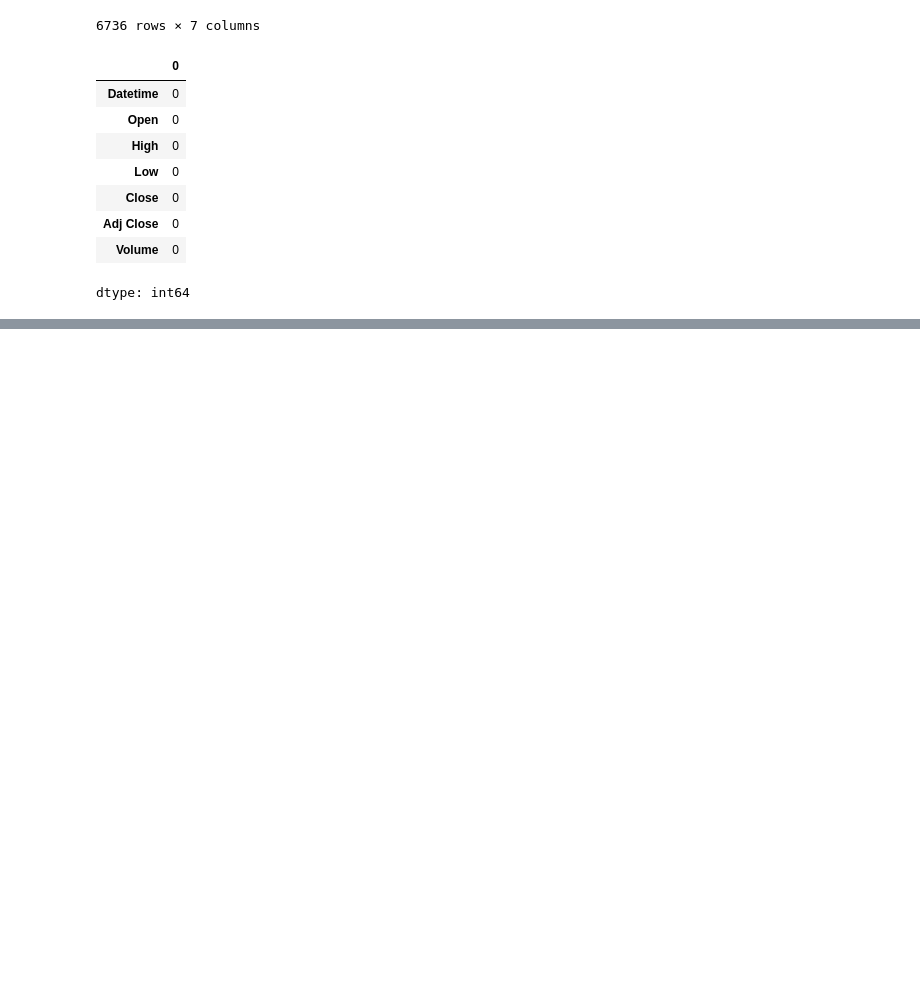
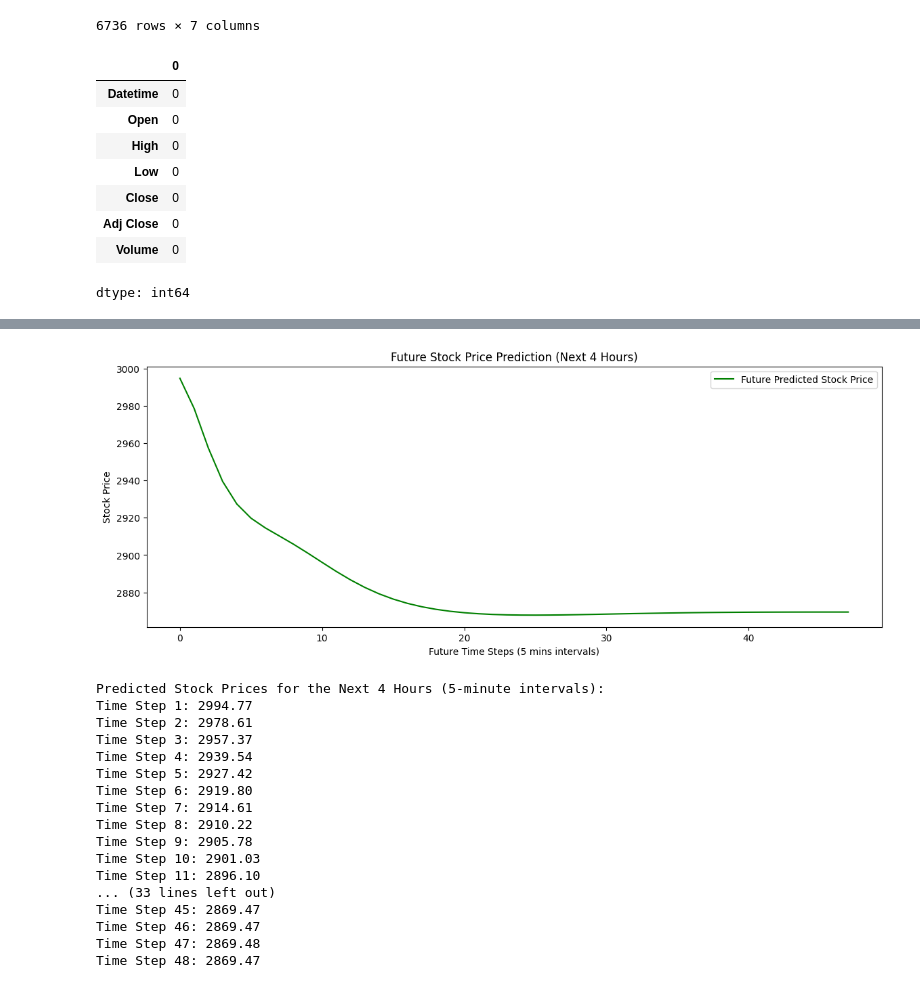
Before and after one commit to awaiskhan005/DATA-SCIENCE-AND-AI-, a Jupyter notebook: AMIT_ARROR_STOKC_PREDICTION_PROJECT.ipynb, the cells around one changed output, grey strips where cells are left out. Cells and saved outputs as stored; diff of their text form; code cells hidden in the pictures; blank space fills up the shorter version.

```diff
--- a/AMIT_ARROR_STOKC_PREDICTION_PROJECT.ipynb
+++ b/AMIT_ARROR_STOKC_PREDICTION_PROJECT.ipynb
@@ -37,0 +329,42 @@ dtype: int64
+# %%
+def predict_future_prices(model, last_sequence, time_steps=60, future_steps=48):
+    future_predictions = []
+    current_sequence = last_sequence
+
+    for _ in range(future_steps):
+        # Make prediction on the current sequence
+        next_pred = model.predict(current_sequence.reshape((1, current_sequence.shape[0], current_sequence.shape[1])))
+
+        # Unscale the prediction to get the actual stock price
+        next_pred_value = scaler.inverse_transform([[0, 0, 0, next_pred[0][0], 0, 0, 0]])[0][3]  # Unscale the prediction
+
+        # Append the predicted price
+        future_predictions.append(next_pred_value)
+
+        # Shift the current sequence by removing the first element and adding the predicted one
+        next_pred_reshaped = np.array([[0, 0, 0, next_pred[0][0], 0, 0, 0]])  # Reshape to match the input format
+        next_sequence = np.append(current_sequence[1:], next_pred_reshaped, axis=0)  # Append the prediction correctly
+        current_sequence = next_sequence
+
+    return future_predictions
+
+# Use the last available sequence from the test set
+last_sequence = X_test[-1]  # Last available sequence for making future predictions
+
+# Predict the next 48 time steps (~4 hours in 5-minute intervals)
+future_predictions = predict_future_prices(model, last_sequence, time_steps=60, future_steps=48)
+
+# Visualizing the future predictions
+plt.figure(figsize=(14,5))
+plt.plot(range(len(future_predictions)), future_predictions, color='green', label='Future Predicted Stock Price')
+plt.title('Future Stock Price Prediction (Next 4 Hours)')
+plt.xlabel('Future Time Steps (5 mins intervals)')
+plt.ylabel('Stock Price')
+plt.legend()
+plt.show()
+
+# Display the predicted stock prices in a clear format
+print("Predicted Stock Prices for the Next 4 Hours (5-minute intervals):")
+for i, price in enumerate(future_predictions, 1):
+    print(f"Time Step {i}: {price:.2f}")
+# %% [output]
@@ -37,0 +388,18 @@ dtype: int64
+[figure, added]
+Predicted Stock Prices for the Next 4 Hours (5-minute intervals):
+Time Step 1: 2994.77
+Time Step 2: 2978.61
+Time Step 3: 2957.37
+Time Step 4: 2939.54
+Time Step 5: 2927.42
+Time Step 6: 2919.80
+Time Step 7: 2914.61
+Time Step 8: 2910.22
+Time Step 9: 2905.78
+Time Step 10: 2901.03
+Time Step 11: 2896.10
+... (33 lines left out)
+Time Step 45: 2869.47
+Time Step 46: 2869.47
+Time Step 47: 2869.48
+Time Step 48: 2869.47
```
Also changed, not shown: parts of 18 cells of this notebook.
